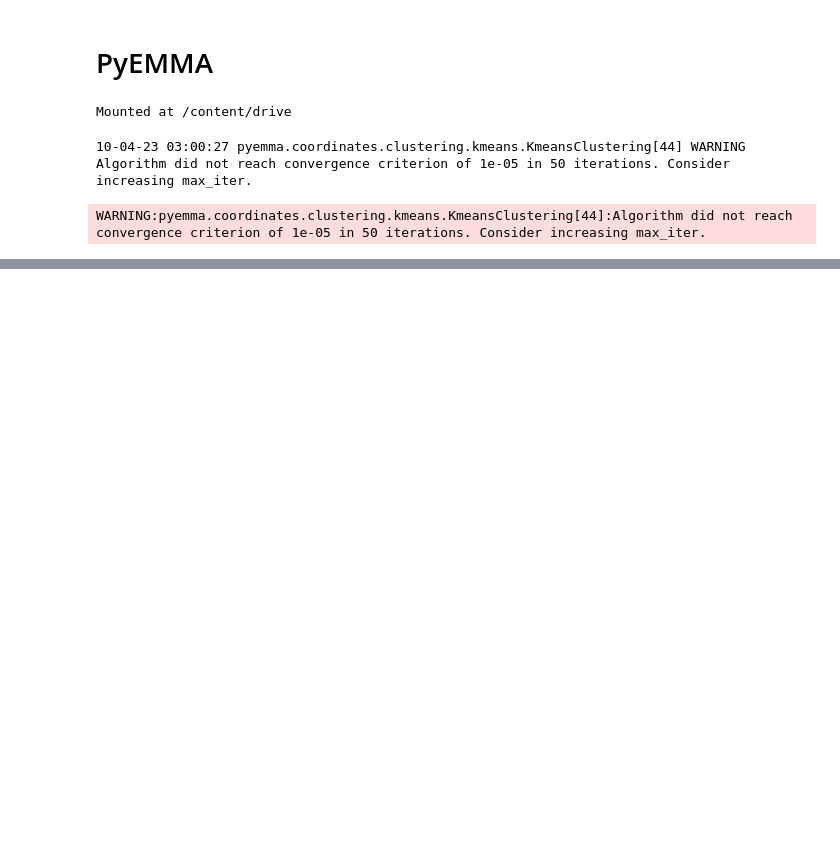
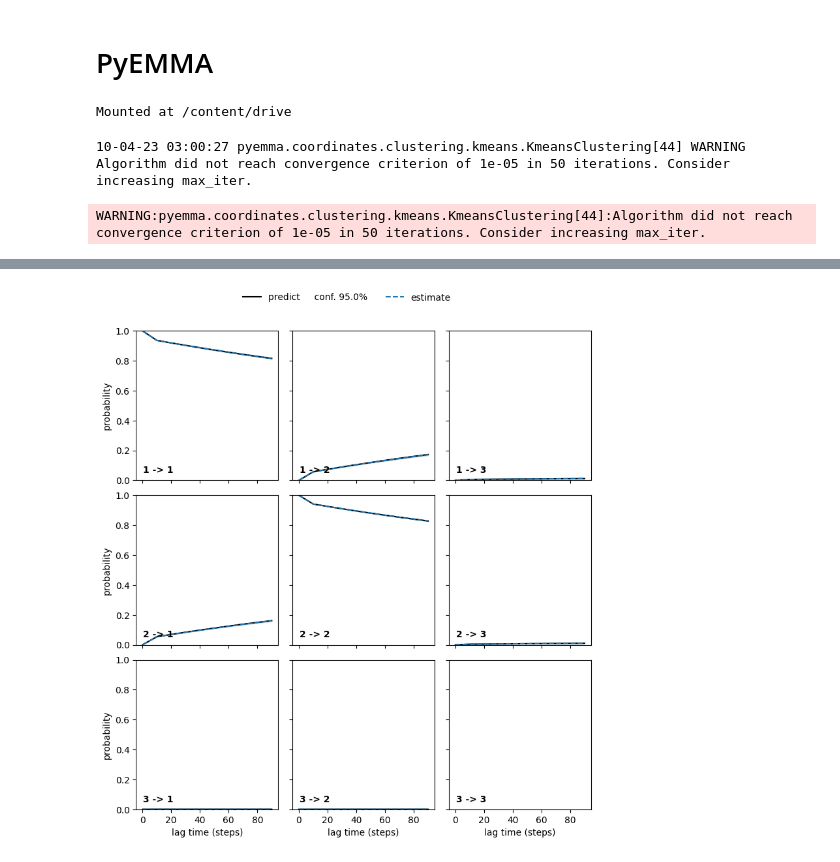
Before and after one commit to saguileran/MD-SCPI, a Jupyter notebook: NoteBooks/PyEMMA_COL.ipynb, the cells around one changed output, grey strips where cells are left out. Cells and saved outputs as stored; diff of their text form; code cells hidden in the pictures; blank space fills up the shorter version.

```diff
--- a/NoteBooks/PyEMMA_COL.ipynb
+++ b/NoteBooks/PyEMMA_COL.ipynb
@@ -145,9 +150,11 @@ print('fraction of counts used = {:.2f}'.format(msm.active_count_fraction))
 # %%
 #@title Chapman-Kolmogorov test
-nstates = 4
+nstates = 3
 plt.close()
 cktest = msm.cktest(nstates, mlags=10)
 pyemma.plots.plot_cktest(cktest, dt=1.0, units='steps');
+# %% [output]
+[figure, added]
 # %%
 #@title MSM Spectral Analysis
 def its_separation_err(ts, ts_err):
```
Also changed, not shown: parts of 11 cells of this notebook.
